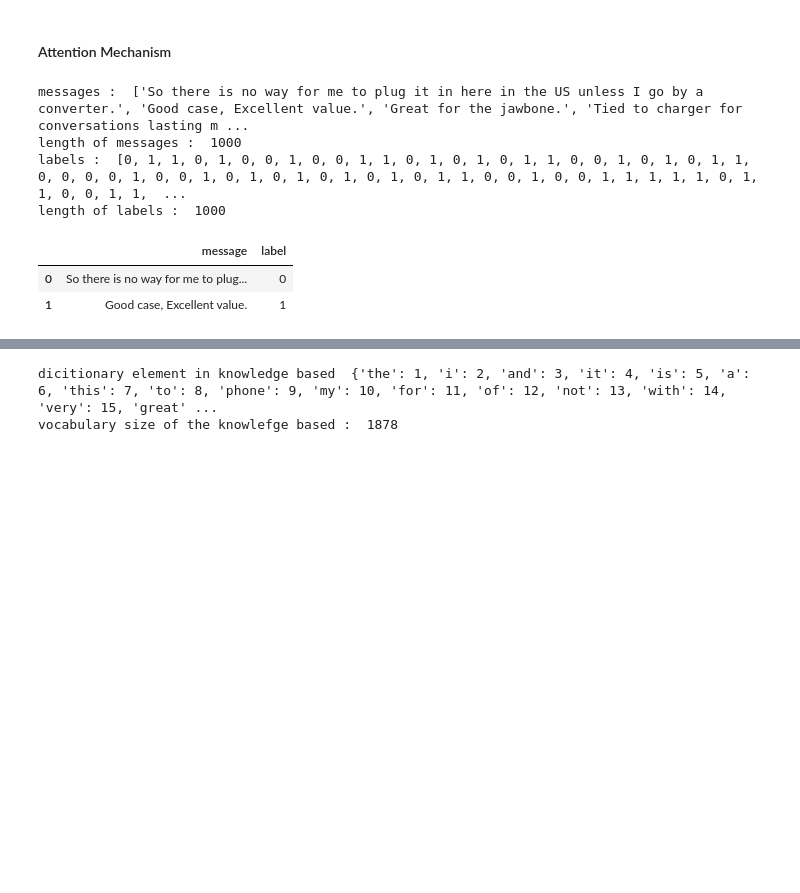
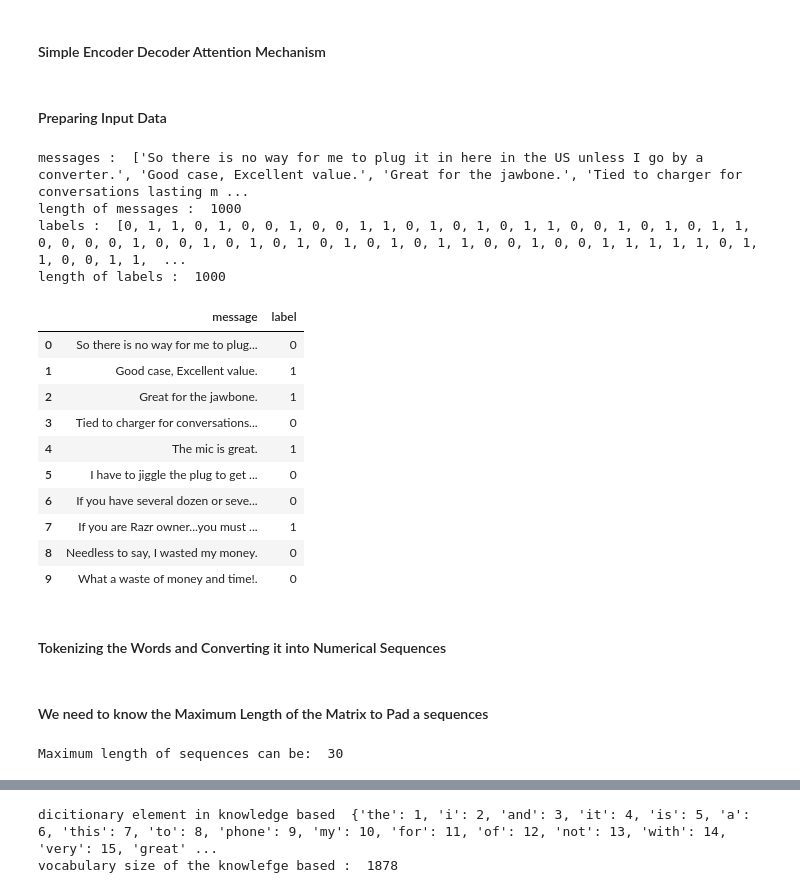
Before and after one commit to shivachaudhary46/natural_language_processing, a Jupyter notebook: Attention_mechanism/main.ipynb, the cells around one changed output, grey strips where cells are left out. Drawn from its saved outputs; the diff is of its cells as text; code cells hidden in the pictures; blank space fills up the shorter version.

Commit message:
added the documentation for the self attention mechanism

```diff
--- a/Attention_mechanism/main.ipynb
+++ b/Attention_mechanism/main.ipynb
@@ -1,5 +1,5 @@
 # %% [markdown]
-#### Attention Mechanism
+#### Simple Encoder Decoder Attention Mechanism
 # %%
 import numpy as np
 import pandas as pd
@@ -6,3 +17,5 @@ import pandas as pd
+# %% [markdown]
+#### Preparing Input Data
 # %%
 data_path = 'dataset/amazon_cells_labelled.txt'
 messages = []
@@ -31,8 +44,16 @@ labels :  [0, 1, 1, 0, 1, 0, 0, 1, 0, 0, 1, 1, 0, 1, 0, 1, 0, 1, 1, 0, 0, 1, 0,
 length of labels :  1000
 # %%
 dataset = pd.DataFrame({'message': messages, "label": labels})
-dataset.head(2)
+dataset.head(10)
 # %% [output]
 |  | message | label |
 | 0 | So there is no way for me to plug... | 0 |
 | 1 | Good case, Excellent value. | 1 |
+| 2 | Great for the jawbone. | 1 |
+| 3 | Tied to charger for conversations... | 0 |
+| 4 | The mic is great. | 1 |
+| 5 | I have to jiggle the plug to get ... | 0 |
+| 6 | If you have several dozen or seve... | 0 |
+| 7 | If you are Razr owner...you must ... | 1 |
+| 8 | Needless to say, I wasted my money. | 0 |
+| 9 | What a waste of money and time!. | 0 |
@@ -42,8 +60,18 @@ from tensorflow.keras.preprocessing.sequence import pad_sequences
+# %% [markdown]
+#### Tokenizing the Words and Converting it into Numerical Sequences
 # %%
 t = Tokenizer()
 t.fit_on_texts(dataset['message'])
 text_matrix = t.texts_to_sequences(dataset['message'])
+# %% [markdown]
+#### We need to know the Maximum Length of the Matrix to Pad a sequences
 # %%
-len_mat = []
-for i in range(len(text_matrix)):
-    len_mat.append(len(text_matrix[i]))
+max_len = 0
+for matrix in text_matrix:
+    length = len(matrix)
+    if length > max_len :
+        max_len = length
+
+print("Maximum length of sequences can be: ", max_len)
+# %% [output]
+Maximum length of sequences can be:  30
```
Also changed, not shown: parts of 17 cells of this notebook, 1 other file.
